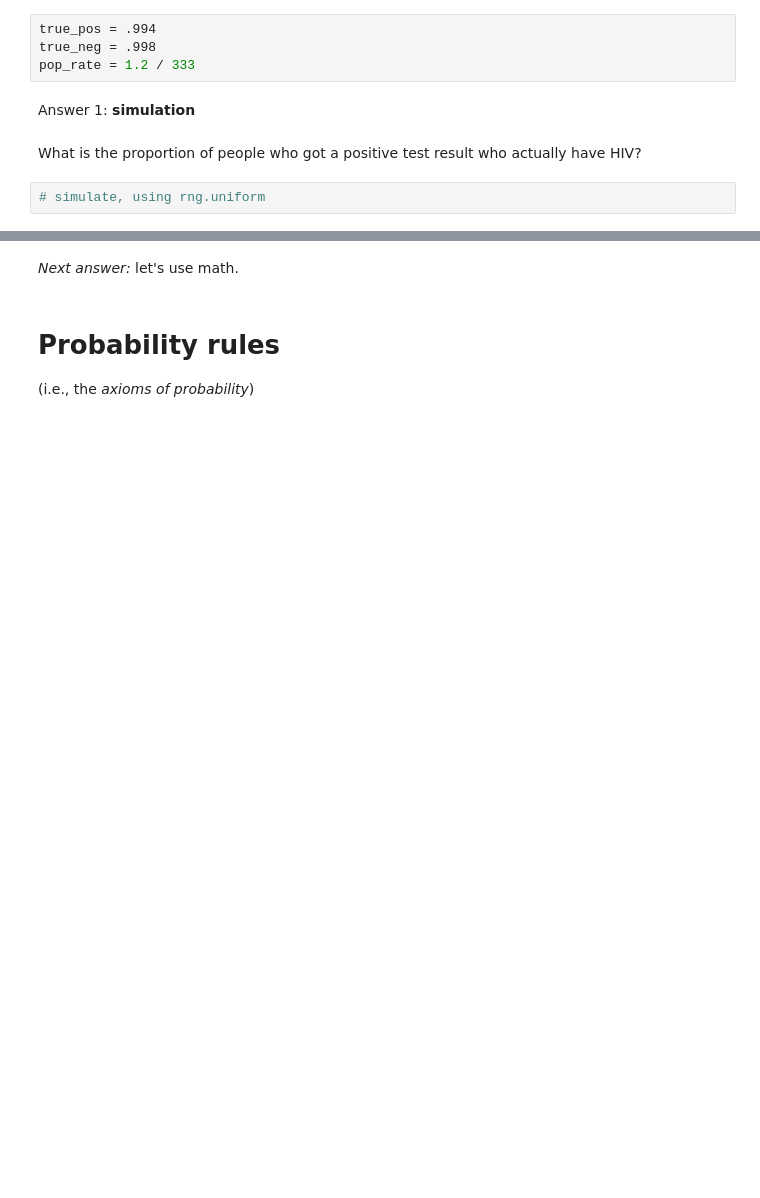
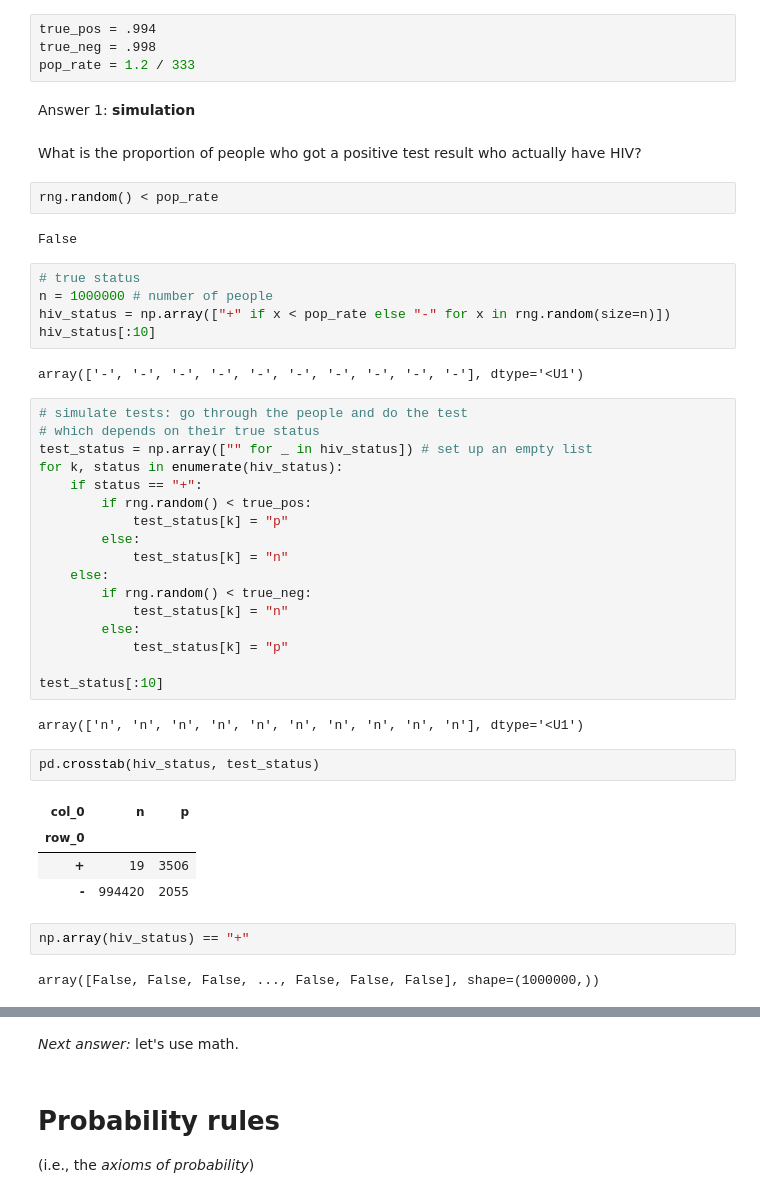
Before and after one commit to UOdsci/dsci345, a Jupyter notebook: class_material/slides/Introduction.ipynb, the cells around one changed output, grey strips where cells are left out. Cells and saved outputs as stored; diff of their text form; blank space fills up the shorter version.

```diff
--- a/class_material/slides/Introduction.ipynb
+++ b/class_material/slides/Introduction.ipynb
@@ -111,5 +162,44 @@ pop_rate = 1.2 / 333
 Answer 1: **simulation**
 # %% [markdown]
 What is the proportion of people who got a positive test result who actually have HIV?
+# %%
+rng.random() < pop_rate
+# %% [output]
+False
 # %%
-# simulate, using rng.uniform
+# true status
+n = 1000000 # number of people
+hiv_status = np.array(["+" if x < pop_rate else "-" for x in rng.random(size=n)])
+hiv_status[:10]
+# %% [output]
+array(['-', '-', '-', '-', '-', '-', '-', '-', '-', '-'], dtype='<U1')
+# %%
+# simulate tests: go through the people and do the test
+# which depends on their true status
+test_status = np.array(["" for _ in hiv_status]) # set up an empty list
+for k, status in enumerate(hiv_status):
+    if status == "+":
+        if rng.random() < true_pos:
+            test_status[k] = "p"
+        else:
+            test_status[k] = "n"
+    else:
+        if rng.random() < true_neg:
+            test_status[k] = "n"
+        else:
+            test_status[k] = "p"
+
+test_status[:10]
+# %% [output]
+array(['n', 'n', 'n', 'n', 'n', 'n', 'n', 'n', 'n', 'n'], dtype='<U1')
+# %%
+pd.crosstab(hiv_status, test_status)
+# %% [output]
+| col_0 | n | p |
+| row_0 |  |  |
+| + | 19 | 3506 |
+| - | 994420 | 2055 |
+# %%
+np.array(hiv_status) == "+"
+# %% [output]
+array([False, False, False, ..., False, False, False], shape=(1000000,))
```
Also changed, not shown: parts of 13 cells of this notebook, 9 other files.
